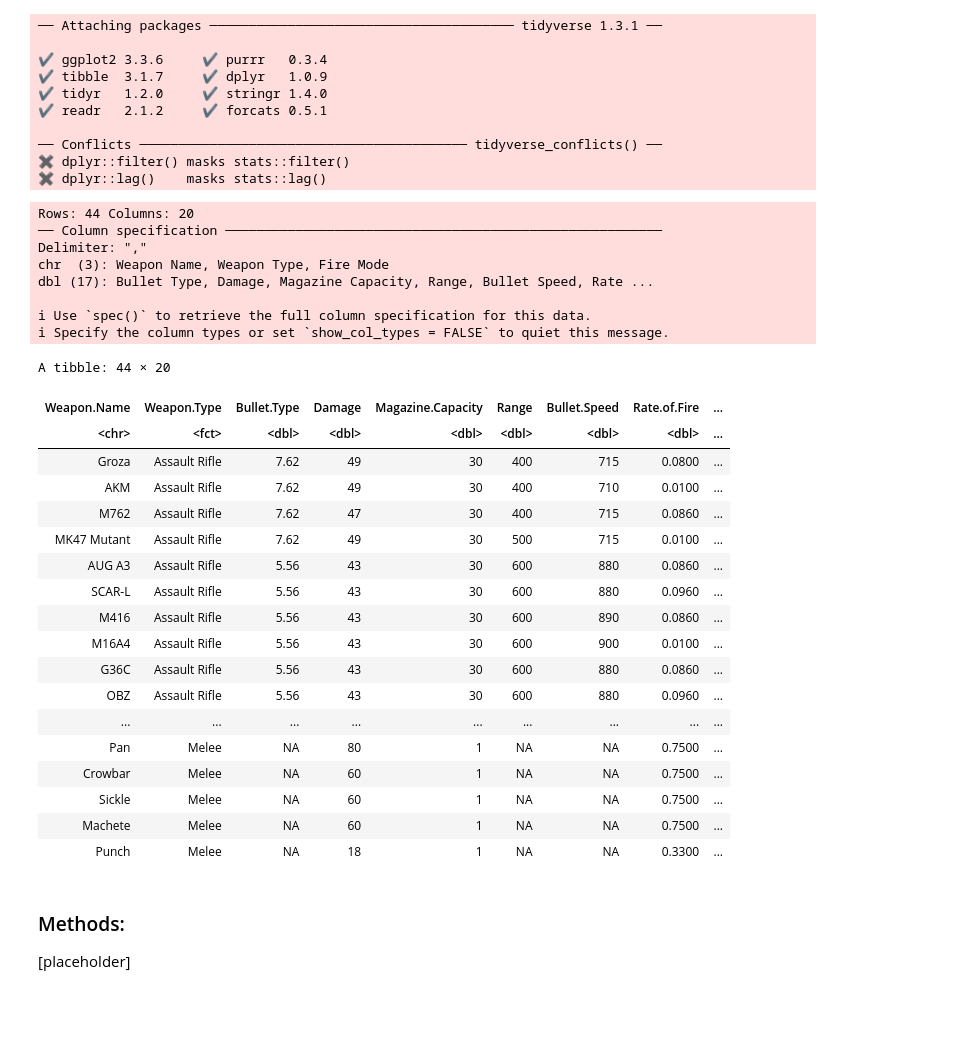
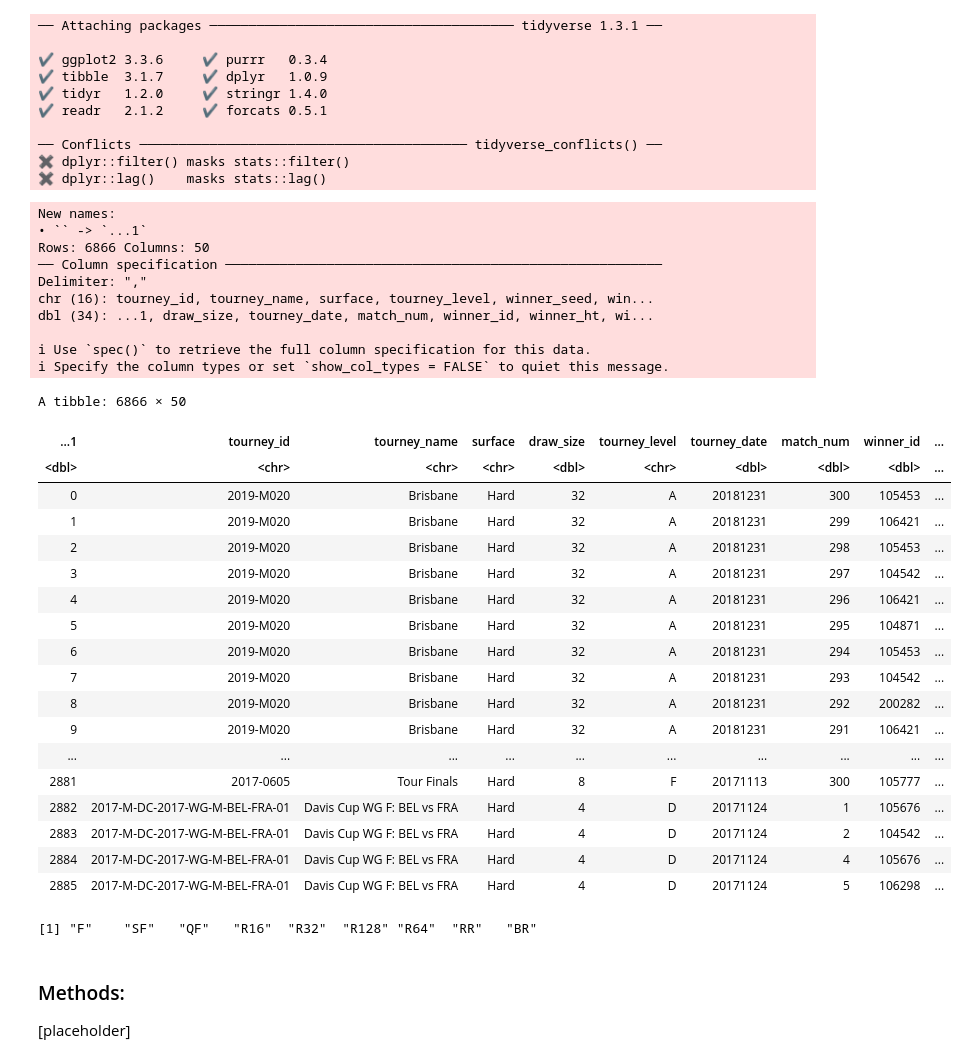
Before and after one commit to ben-westmore/dsci-100-2022w1-group-177, a Jupyter notebook: group177_proposal.ipynb, the cells around one changed output. Drawn from its saved outputs; the diff is of its cells as text; code cells hidden in the pictures; blank space fills up the shorter version.

Commit message:
read in the tennis data and converted round to factor

```diff
--- a/group177_proposal.ipynb
+++ b/group177_proposal.ipynb
@@ -24,39 +24,43 @@ library(tidyverse)
 ✖ dplyr::filter() masks stats::filter()
 ✖ dplyr::lag()    masks stats::lag()
 # %%
-pubg_weapons <- read_csv("data/pubg-weapon-stats.csv")
-colnames(pubg_weapons) <- make.names(colnames(pubg_weapons))
-pubg_weapons <- mutate(pubg_weapons, Weapon.Type = as_factor(Weapon.Type))
+tennis_data <- read_csv("https://drive.google.com/uc?export=download&id=1fOQ8sy_qMkQiQEAO6uFdRX4tLI8EpSTn") |>
+    mutate(round = as_factor(round))
 
-pubg_weapons
+tennis_data
+
+levels(tennis_data$round)
 # %% [output]
-Rows: 44 Columns: 20
+New names:
+• `` -> `...1`
+Rows: 6866 Columns: 50
 ── Column specification ────────────────────────────────────────────────────────
 Delimiter: ","
-chr  (3): Weapon Name, Weapon Type, Fire Mode
-dbl (17): Bullet Type, Damage, Magazine Capacity, Range, Bullet Speed, Rate ...
+chr (16): tourney_id, tourney_name, surface, tourney_level, winner_seed, win...
+dbl (34): ...1, draw_size, tourney_date, match_num, winner_id, winner_ht, wi...
 
 ℹ Use `spec()` to retrieve the full column specification for this data.
 ℹ Specify the column types or set `show_col_types = FALSE` to quiet this message.
-A tibble: 44 × 20
+A tibble: 6866 × 50
-| Weapon.Name | Weapon.Type | Bullet.Type | Damage | Magazine.Capacity | Range | Bullet.Speed | Rate.of.Fire | ... |
-| <chr> | <fct> | <dbl> | <dbl> | <dbl> | <dbl> | <dbl> | <dbl> | ... |
-| Groza | Assault Rifle | 7.62 | 49 | 30 | 400 | 715 | 0.0800 | ... |
-| AKM | Assault Rifle | 7.62 | 49 | 30 | 400 | 710 | 0.0100 | ... |
-| M762 | Assault Rifle | 7.62 | 47 | 30 | 400 | 715 | 0.0860 | ... |
-| MK47 Mutant | Assault Rifle | 7.62 | 49 | 30 | 500 | 715 | 0.0100 | ... |
-| AUG A3 | Assault Rifle | 5.56 | 43 | 30 | 600 | 880 | 0.0860 | ... |
-| SCAR-L | Assault Rifle | 5.56 | 43 | 30 | 600 | 880 | 0.0960 | ... |
-| M416 | Assault Rifle | 5.56 | 43 | 30 | 600 | 890 | 0.0860 | ... |
-| M16A4 | Assault Rifle | 5.56 | 43 | 30 | 600 | 900 | 0.0100 | ... |
-| G36C | Assault Rifle | 5.56 | 43 | 30 | 600 | 880 | 0.0860 | ... |
-| OBZ | Assault Rifle | 5.56 | 43 | 30 | 600 | 880 | 0.0960 | ... |
-| ... | ... | ... | ... | ... | ... | ... | ... | ... |
-| Pan | Melee | NA | 80 | 1 | NA | NA | 0.7500 | ... |
-| Crowbar | Melee | NA | 60 | 1 | NA | NA | 0.7500 | ... |
-| Sickle | Melee | NA | 60 | 1 | NA | NA | 0.7500 | ... |
-| Machete | Melee | NA | 60 | 1 | NA | NA | 0.7500 | ... |
-| Punch | Melee | NA | 18 | 1 | NA | NA | 0.3300 | ... |
+| ...1 | tourney_id | tourney_name | surface | draw_size | tourney_level | tourney_date | match_num | winner_id | ... |
+| <dbl> | <chr> | <chr> | <chr> | <dbl> | <chr> | <dbl> | <dbl> | <dbl> | ... |
+| 0 | 2019-M020 | Brisbane | Hard | 32 | A | 20181231 | 300 | 105453 | ... |
+| 1 | 2019-M020 | Brisbane | Hard | 32 | A | 20181231 | 299 | 106421 | ... |
+| 2 | 2019-M020 | Brisbane | Hard | 32 | A | 20181231 | 298 | 105453 | ... |
+| 3 | 2019-M020 | Brisbane | Hard | 32 | A | 20181231 | 297 | 104542 | ... |
+| 4 | 2019-M020 | Brisbane | Hard | 32 | A | 20181231 | 296 | 106421 | ... |
+| 5 | 2019-M020 | Brisbane | Hard | 32 | A | 20181231 | 295 | 104871 | ... |
+| 6 | 2019-M020 | Brisbane | Hard | 32 | A | 20181231 | 294 | 105453 | ... |
+| 7 | 2019-M020 | Brisbane | Hard | 32 | A | 20181231 | 293 | 104542 | ... |
+| 8 | 2019-M020 | Brisbane | Hard | 32 | A | 20181231 | 292 | 200282 | ... |
+| 9 | 2019-M020 | Brisbane | Hard | 32 | A | 20181231 | 291 | 106421 | ... |
+| ... | ... | ... | ... | ... | ... | ... | ... | ... | ... |
+| 2881 | 2017-0605 | Tour Finals | Hard | 8 | F | 20171113 | 300 | 105777 | ... |
+| 2882 | 2017-M-DC-2017-WG-M-BEL-FRA-01 | Davis Cup WG F: BEL vs FRA | Hard | 4 | D | 20171124 | 1 | 105676 | ... |
+| 2883 | 2017-M-DC-2017-WG-M-BEL-FRA-01 | Davis Cup WG F: BEL vs FRA | Hard | 4 | D | 20171124 | 2 | 104542 | ... |
+| 2884 | 2017-M-DC-2017-WG-M-BEL-FRA-01 | Davis Cup WG F: BEL vs FRA | Hard | 4 | D | 20171124 | 4 | 105676 | ... |
+| 2885 | 2017-M-DC-2017-WG-M-BEL-FRA-01 | Davis Cup WG F: BEL vs FRA | Hard | 4 | D | 20171124 | 5 | 106298 | ... |
+[1] "F"    "SF"   "QF"   "R16"  "R32"  "R128" "R64"  "RR"   "BR"
 # %% [markdown]
 ### Methods:
 
```
